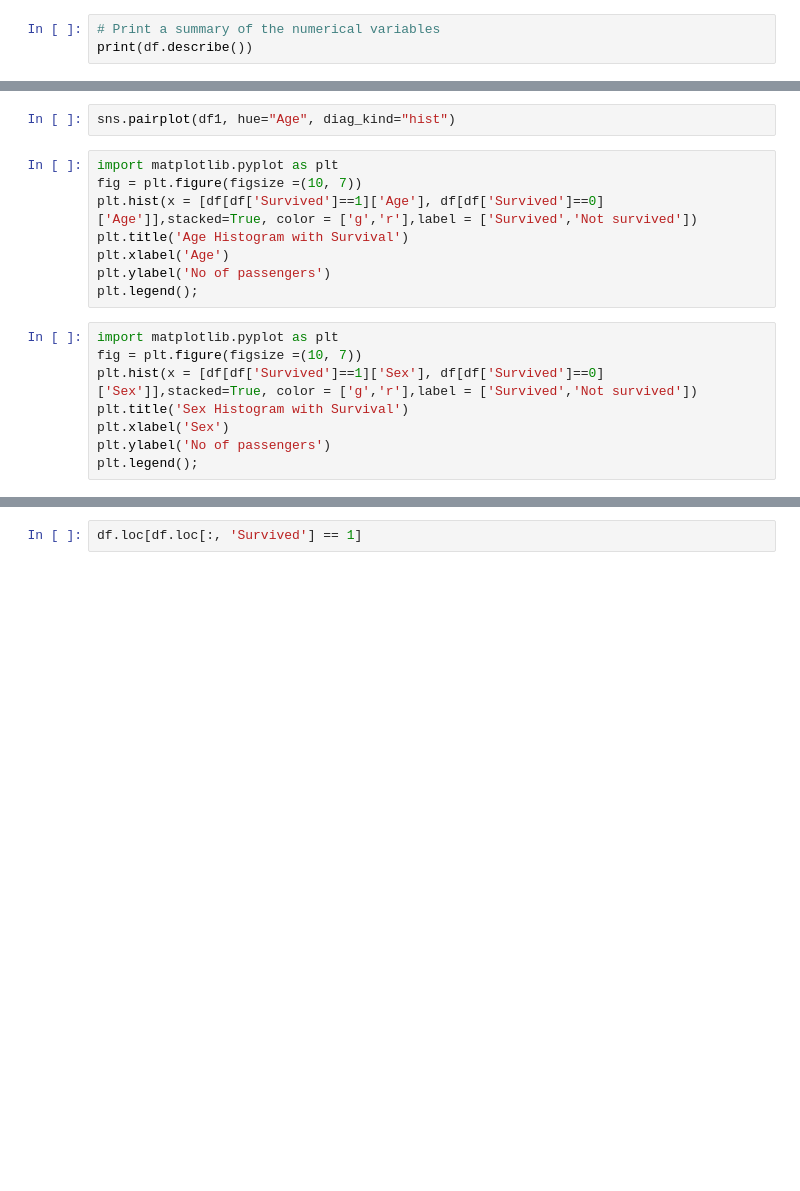
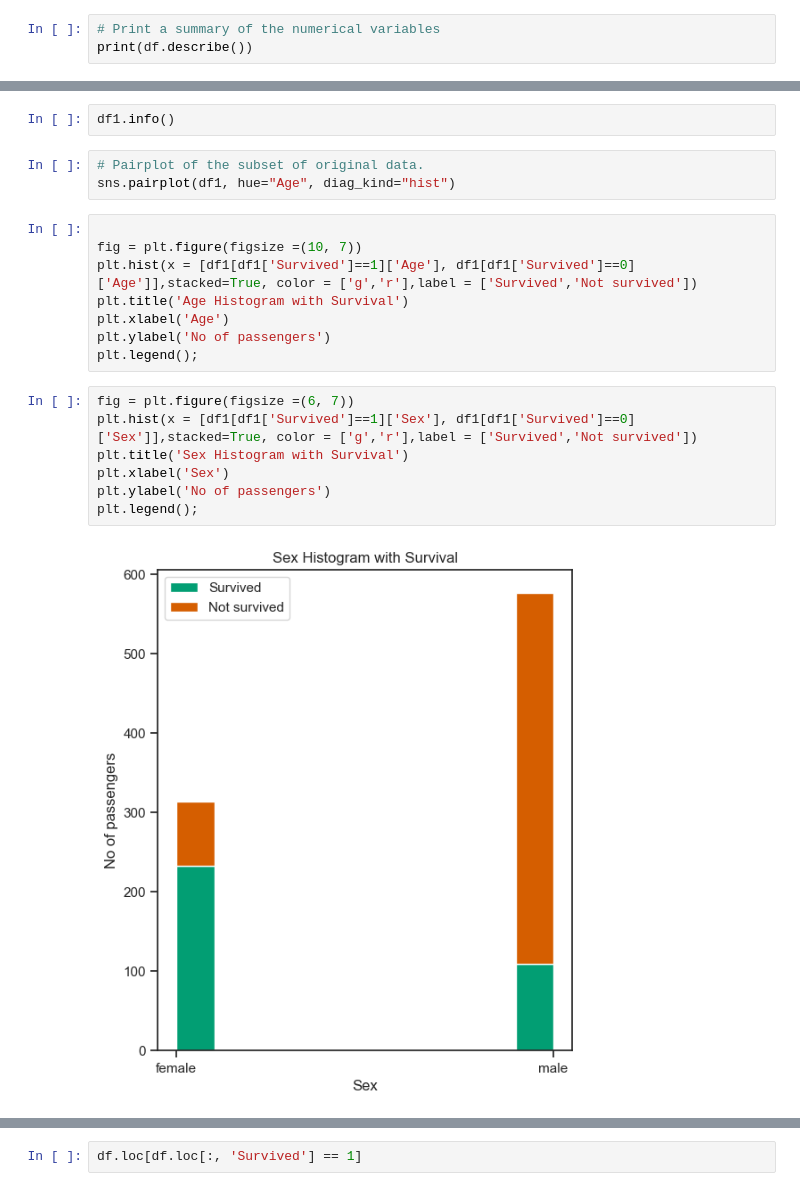
Before and after one commit to lgrealish/programming_for_data_analysis, a Jupyter notebook: PfDA_Assignment1.ipynb, the cells around one changed output, grey strips where cells are left out. Saved outputs shown, nothing was run; the diff lists cells and outputs as text; blank space fills up the shorter version.

Commit message:
Added code for analysis of dataset and plotting

```diff
--- a/PfDA_Assignment1.ipynb
+++ b/PfDA_Assignment1.ipynb
@@ -79,21 +79,25 @@ df1.head()
 | 2 | 1 | 3 | female | 26.0 | 0 | S |
 | 3 | 1 | 1 | female | 35.0 | 1 | S |
 | 4 | 0 | 3 | male | 35.0 | 0 | S |
+# %%
+df1.info()
 # %%
+# Pairplot of the subset of original data.
 sns.pairplot(df1, hue="Age", diag_kind="hist")
 # %%
-import matplotlib.pyplot as plt
+
 fig = plt.figure(figsize =(10, 7))
-plt.hist(x = [df[df['Survived']==1]['Age'], df[df['Survived']==0]['Age']],stacked=True, color = ['g','r'],label = ['Survived','Not survived'])
+plt.hist(x = [df1[df1['Survived']==1]['Age'], df1[df1['Survived']==0]['Age']],stacked=True, color = ['g','r'],label = ['Survived','Not survived'])
 plt.title('Age Histogram with Survival')
 plt.xlabel('Age')
 plt.ylabel('No of passengers')
 plt.legend();
 # %%
-import matplotlib.pyplot as plt
-fig = plt.figure(figsize =(10, 7))
-plt.hist(x = [df[df['Survived']==1]['Sex'], df[df['Survived']==0]['Sex']],stacked=True, color = ['g','r'],label = ['Survived','Not survived'])
+fig = plt.figure(figsize =(6, 7))
+plt.hist(x = [df1[df1['Survived']==1]['Sex'], df1[df1['Survived']==0]['Sex']],stacked=True, color = ['g','r'],label = ['Survived','Not survived'])
 plt.title('Sex Histogram with Survival')
 plt.xlabel('Sex')
 plt.ylabel('No of passengers')
 plt.legend();
+# %% [output]
+[figure, added]
```
Also changed, not shown: parts of 3 cells of this notebook, 1 other file.
